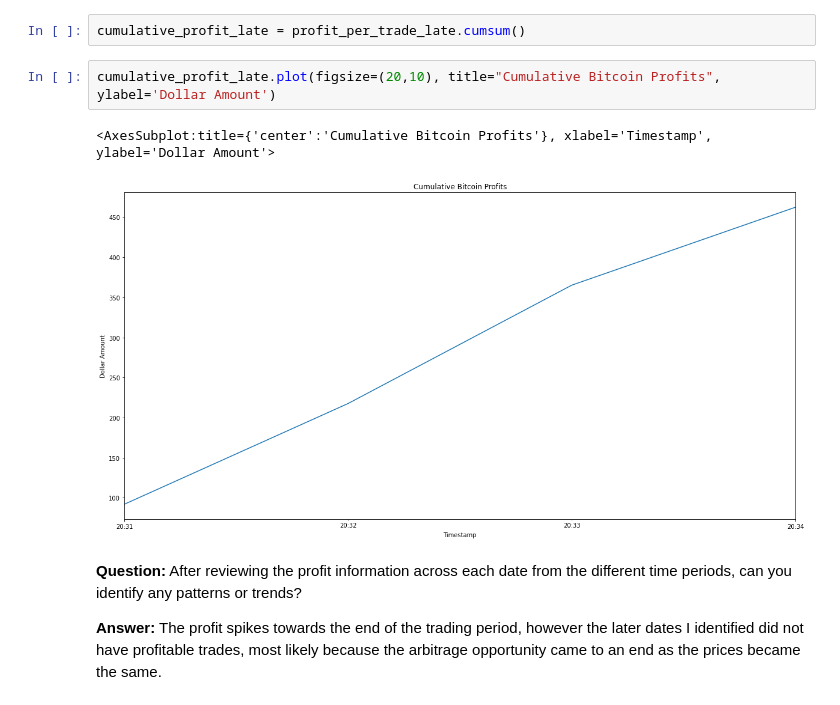
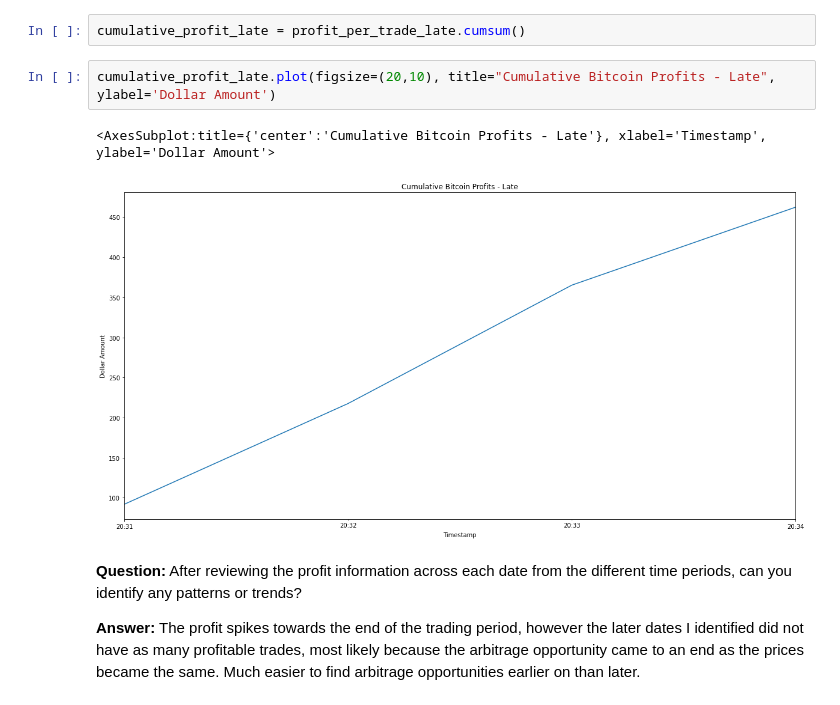
Before and after one commit to mimisull/Challenge-3, a Jupyter notebook: crypto_arbitrage.ipynb, the cells around one changed output. Cells and saved outputs as stored; diff of their text form.

```diff
--- a/crypto_arbitrage.ipynb
+++ b/crypto_arbitrage.ipynb
@@ -745,11 +742,11 @@ cumulative_profit_middle.plot(figsize=(20,10), title="Cumulative Bitcoin Profits
 # %%
 cumulative_profit_late = profit_per_trade_late.cumsum()
 # %%
-cumulative_profit_late.plot(figsize=(20,10), title="Cumulative Bitcoin Profits", ylabel='Dollar Amount')
+cumulative_profit_late.plot(figsize=(20,10), title="Cumulative Bitcoin Profits - Late", ylabel='Dollar Amount')
 # %% [output]
-<AxesSubplot:title={'center':'Cumulative Bitcoin Profits'}, xlabel='Timestamp', ylabel='Dollar Amount'>
+<AxesSubplot:title={'center':'Cumulative Bitcoin Profits - Late'}, xlabel='Timestamp', ylabel='Dollar Amount'>
-[figure, old version]
+[figure, new version]
 # %% [markdown]
 **Question:** After reviewing the profit information across each date from the different time periods, can you identify any patterns or trends?
 
-**Answer:** The profit spikes towards the end of the trading period, however the later dates I identified did not have profitable trades, most likely because the arbitrage opportunity came to an end as the prices became the same.
+**Answer:** The profit spikes towards the end of the trading period, however the later dates I identified did not have as many profitable trades, most likely because the arbitrage opportunity came to an end as the prices became the same. Much easier to find arbitrage opportunities earlier on than later.
```
Also changed, not shown: parts of 9 cells of this notebook.
